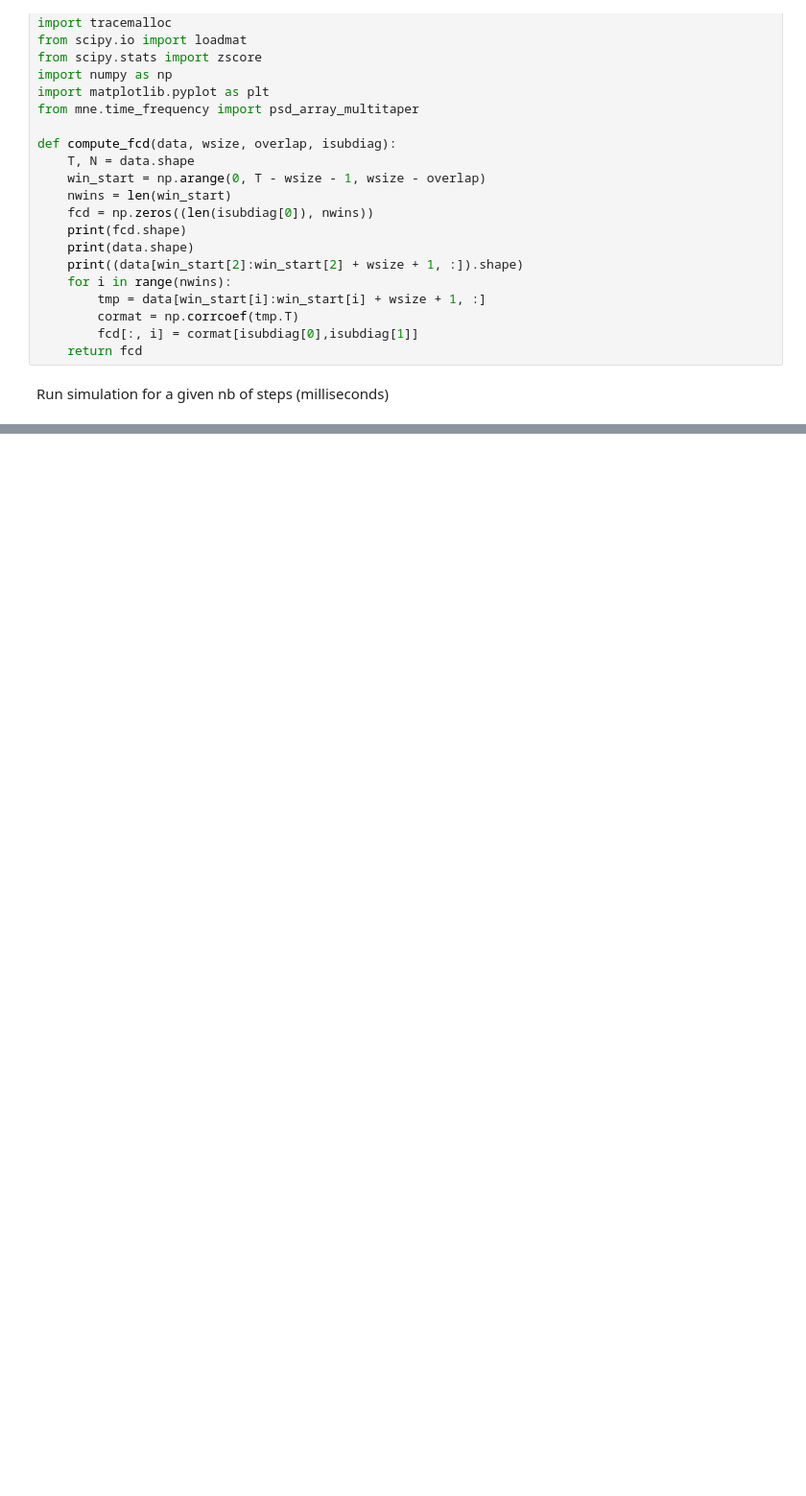
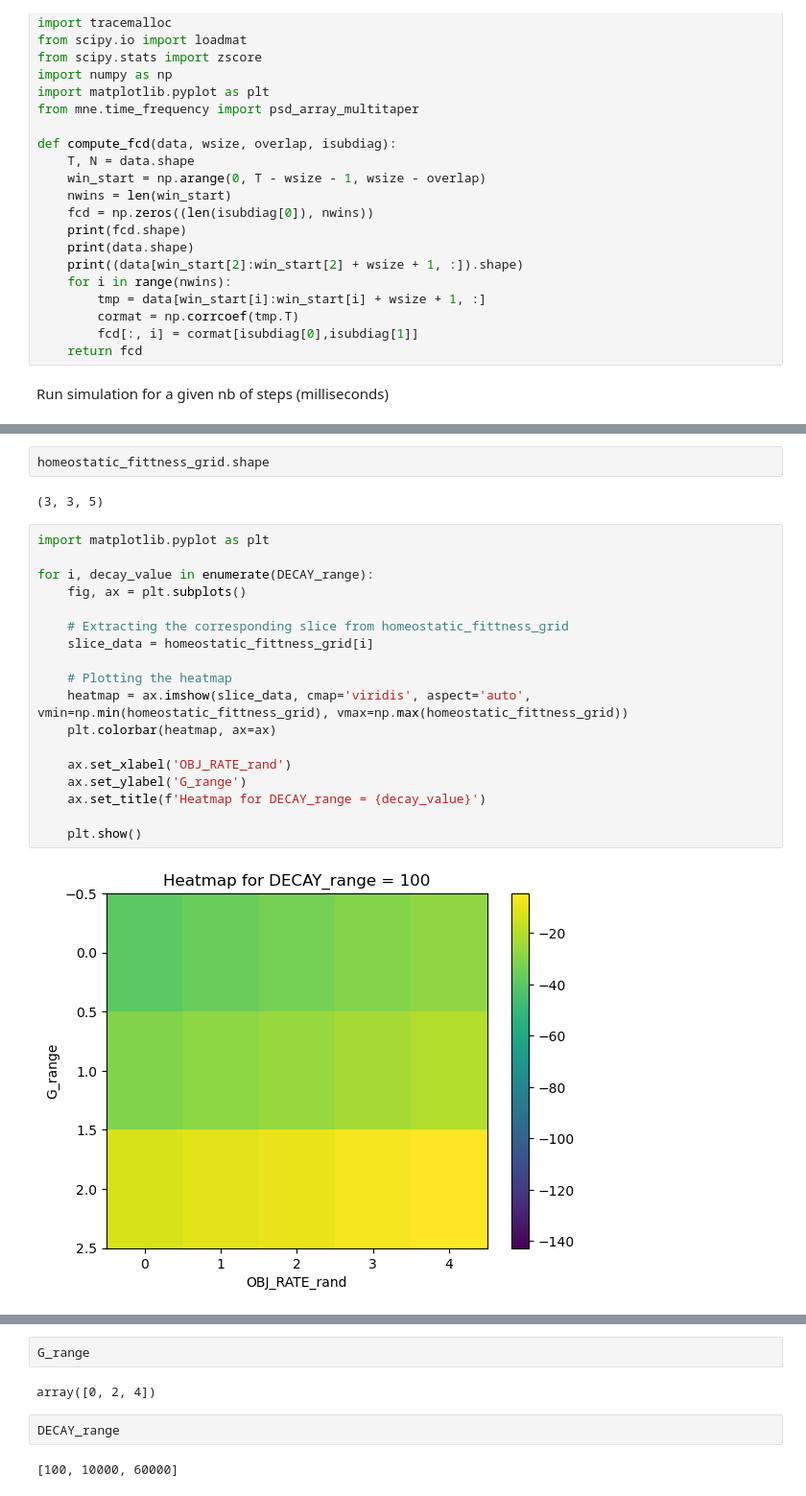
Before and after one commit to Picardian14/dyn_fic_dmf, a Jupyter notebook: python/example.ipynb, the cells around one changed output, grey strips where cells are left out. Shown at 96% size. Cells and saved outputs as stored; diff of their text form; blank space fills up the shorter version.

```diff
--- a/python/example.ipynb
+++ b/python/example.ipynb
@@ -33,0 +132,24 @@ Run simulation for a given nb of steps (milliseconds)
+# %%
+homeostatic_fittness_grid.shape
+# %% [output]
+(3, 3, 5)
+# %%
+import matplotlib.pyplot as plt
+
+for i, decay_value in enumerate(DECAY_range):
+    fig, ax = plt.subplots()
+
+    # Extracting the corresponding slice from homeostatic_fittness_grid
+    slice_data = homeostatic_fittness_grid[i]
+
+    # Plotting the heatmap
+    heatmap = ax.imshow(slice_data, cmap='viridis', aspect='auto', vmin=np.min(homeostatic_fittness_grid), vmax=np.max(homeostatic_fittness_grid))
+    plt.colorbar(heatmap, ax=ax)
+
+    ax.set_xlabel('OBJ_RATE_rand')
+    ax.set_ylabel('G_range')
+    ax.set_title(f'Heatmap for DECAY_range = {decay_value}')
+
+    plt.show()
+# %% [output]
+[figure, added]
@@ -33,0 +158,8 @@ Run simulation for a given nb of steps (milliseconds)
+# %%
+G_range
+# %% [output]
+array([0, 2, 4])
+# %%
+DECAY_range
+# %% [output]
+[100, 10000, 60000]
```
Also changed, not shown: parts of 25 cells of this notebook, 8 other files.
